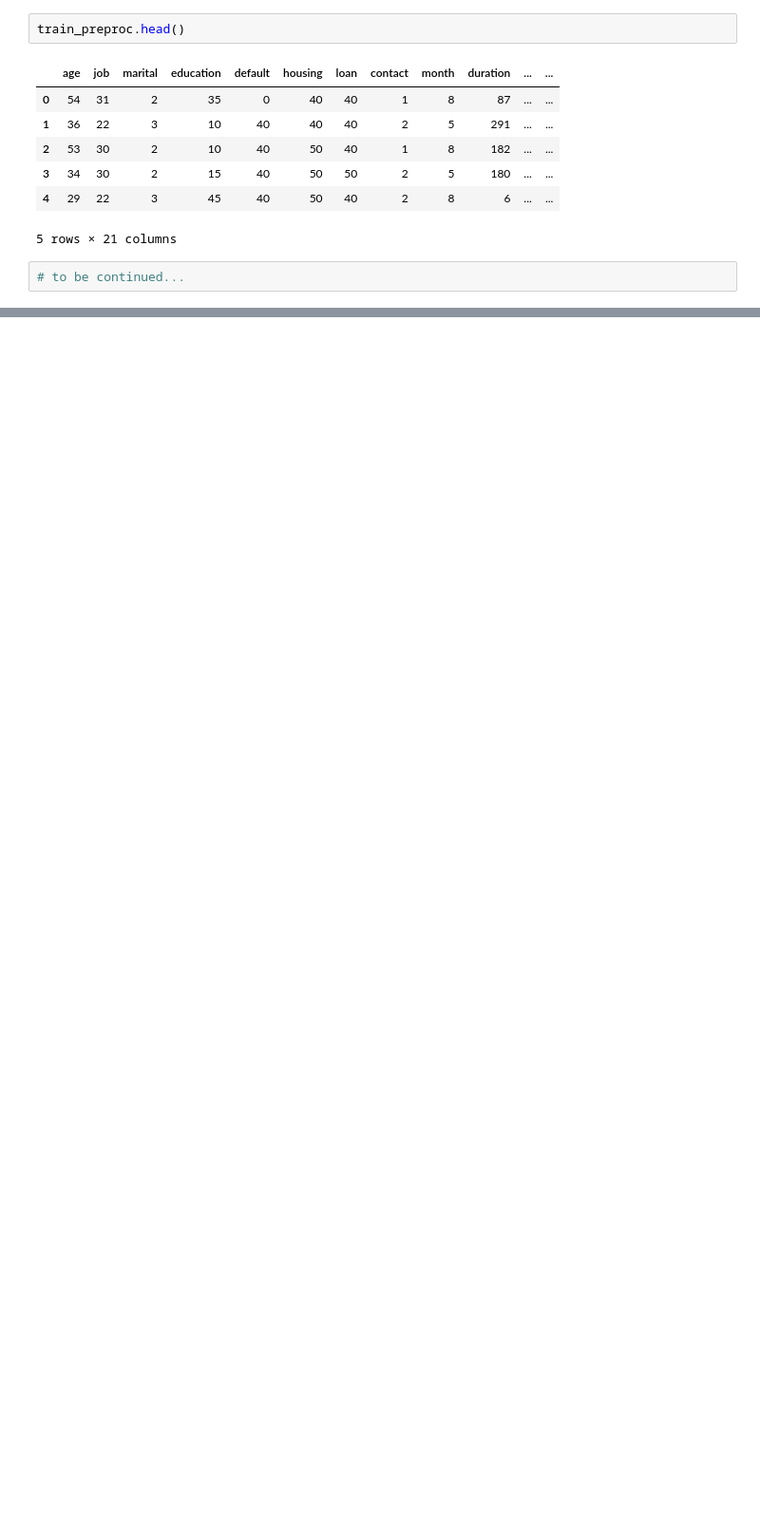
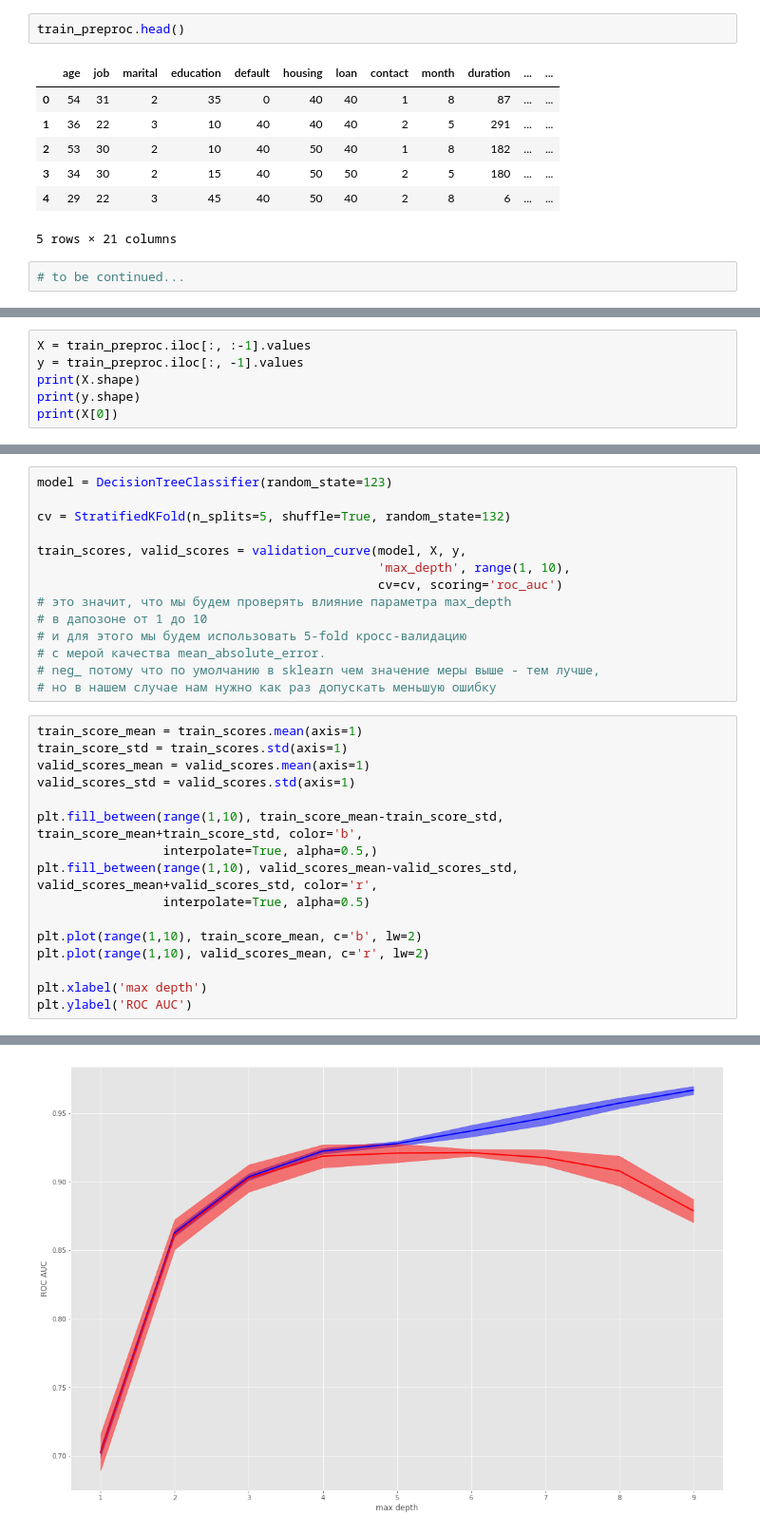
Before and after one commit to kostaevs71/sfml, a Jupyter notebook: hw_03/hw-03.ipynb, the cells around one changed output, grey strips where cells are left out. Shown: that part at 95% size. Cells and saved outputs as stored; diff of their text form; blank space fills up the shorter version.

```diff
--- a/hw_03/hw-03.ipynb
+++ b/hw_03/hw-03.ipynb
@@ -288,0 +303,6 @@ train_preproc.head()
+# %%
+X = train_preproc.iloc[:, :-1].values
+y = train_preproc.iloc[:, -1].values
+print(X.shape)
+print(y.shape)
+print(X[0])
@@ -288,0 +357,31 @@ train_preproc.head()
+# %%
+model = DecisionTreeClassifier(random_state=123)
+
+cv = StratifiedKFold(n_splits=5, shuffle=True, random_state=132)
+
+train_scores, valid_scores = validation_curve(model, X, y,
+                                              'max_depth', range(1, 10),
+                                              cv=cv, scoring='roc_auc')
+# это значит, что мы будем проверять влияние параметра max_depth
+# в дапозоне от 1 до 10
+# и для этого мы будем использовать 5-fold кросс-валидацию
+# с мерой качества mean_absolute_error.
+# neg_ потому что по умолчанию в sklearn чем значение меры выше - тем лучше,
+# но в нашем случае нам нужно как раз допускать меньшую ошибку
+# %%
+train_score_mean = train_scores.mean(axis=1)
+train_score_std = train_scores.std(axis=1)
+valid_scores_mean = valid_scores.mean(axis=1)
+valid_scores_std = valid_scores.std(axis=1)
+
+plt.fill_between(range(1,10), train_score_mean-train_score_std, train_score_mean+train_score_std, color='b',
+                 interpolate=True, alpha=0.5,)
+plt.fill_between(range(1,10), valid_scores_mean-valid_scores_std, valid_scores_mean+valid_scores_std, color='r',
+                 interpolate=True, alpha=0.5)
+
+plt.plot(range(1,10), train_score_mean, c='b', lw=2)
+plt.plot(range(1,10), valid_scores_mean, c='r', lw=2)
+
+plt.xlabel('max depth')
+plt.ylabel('ROC AUC')
+# %% [output]
@@ -288,0 +389 @@ train_preproc.head()
+[figure, added]
```
Also changed, not shown: parts of 31 cells of this notebook, 3 other files.
